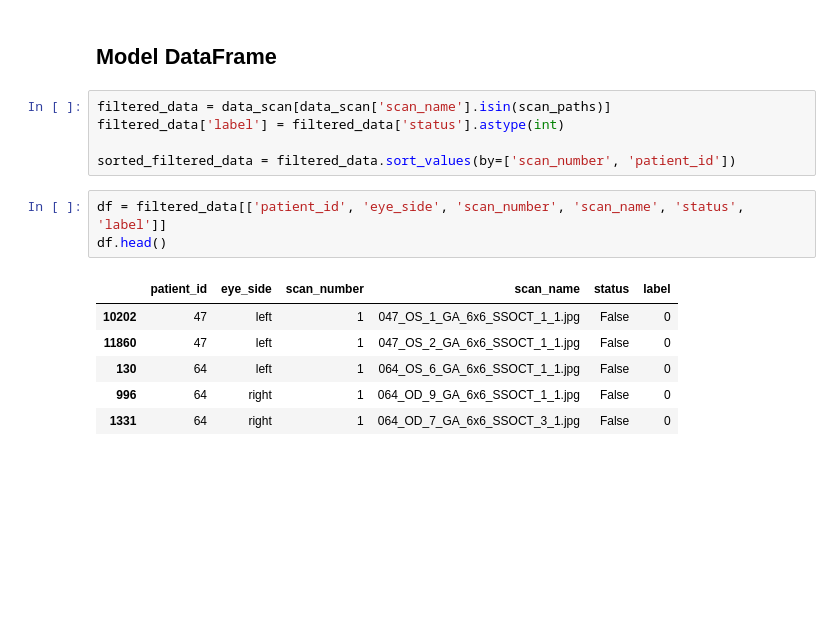
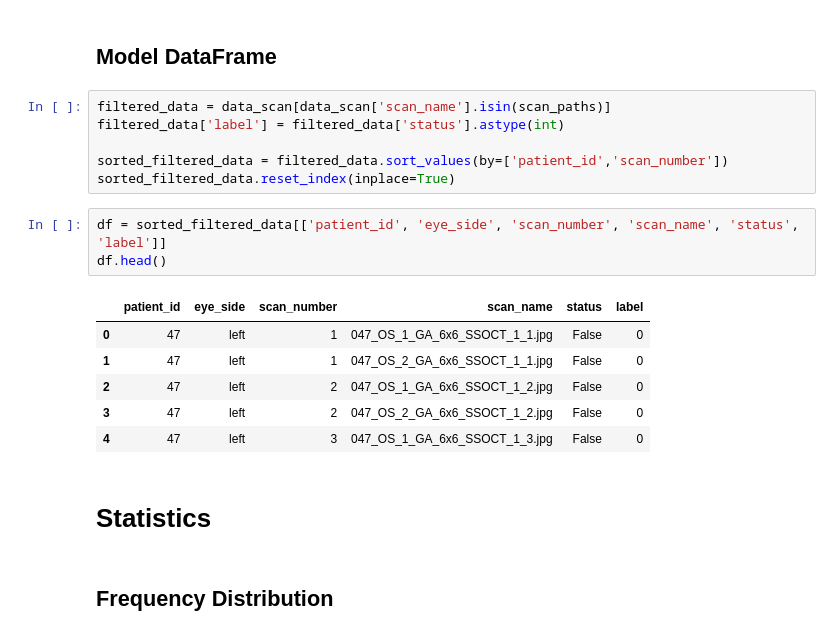
Before and after one commit to DonnaHooshmand/OCT-GA-Detection, a Jupyter notebook: data_processing.ipynb, the cells around one changed output. Drawn from its saved outputs; the diff is of its cells as text; blank space fills up the shorter version.

Commit message:
data_split()
updated: data_processing.ipynb - created data_split()

```diff
--- a/data_processing.ipynb
+++ b/data_processing.ipynb
@@ -95,14 +97,19 @@ scan_paths[0:5]
 filtered_data = data_scan[data_scan['scan_name'].isin(scan_paths)]
 filtered_data['label'] = filtered_data['status'].astype(int)
 
-sorted_filtered_data = filtered_data.sort_values(by=['scan_number', 'patient_id'])
+sorted_filtered_data = filtered_data.sort_values(by=['patient_id','scan_number'])
+sorted_filtered_data.reset_index(inplace=True)
 # %%
-df = filtered_data[['patient_id', 'eye_side', 'scan_number', 'scan_name', 'status', 'label']]
+df = sorted_filtered_data[['patient_id', 'eye_side', 'scan_number', 'scan_name', 'status', 'label']]
 df.head()
 # %% [output]
 |  | patient_id | eye_side | scan_number | scan_name | status | label |
-| 10202 | 47 | left | 1 | 047_OS_1_GA_6x6_SSOCT_1_1.jpg | False | 0 |
-| 11860 | 47 | left | 1 | 047_OS_2_GA_6x6_SSOCT_1_1.jpg | False | 0 |
-| 130 | 64 | left | 1 | 064_OS_6_GA_6x6_SSOCT_1_1.jpg | False | 0 |
-| 996 | 64 | right | 1 | 064_OD_9_GA_6x6_SSOCT_1_1.jpg | False | 0 |
-| 1331 | 64 | right | 1 | 064_OD_7_GA_6x6_SSOCT_3_1.jpg | False | 0 |
+| 0 | 47 | left | 1 | 047_OS_1_GA_6x6_SSOCT_1_1.jpg | False | 0 |
+| 1 | 47 | left | 1 | 047_OS_2_GA_6x6_SSOCT_1_1.jpg | False | 0 |
+| 2 | 47 | left | 2 | 047_OS_1_GA_6x6_SSOCT_1_2.jpg | False | 0 |
+| 3 | 47 | left | 2 | 047_OS_2_GA_6x6_SSOCT_1_2.jpg | False | 0 |
+| 4 | 47 | left | 3 | 047_OS_1_GA_6x6_SSOCT_1_3.jpg | False | 0 |
+# %% [markdown]
+# Statistics
+# %% [markdown]
+## Frequency Distribution
```
Also changed, not shown: parts of 17 cells of this notebook, 1 other file.
